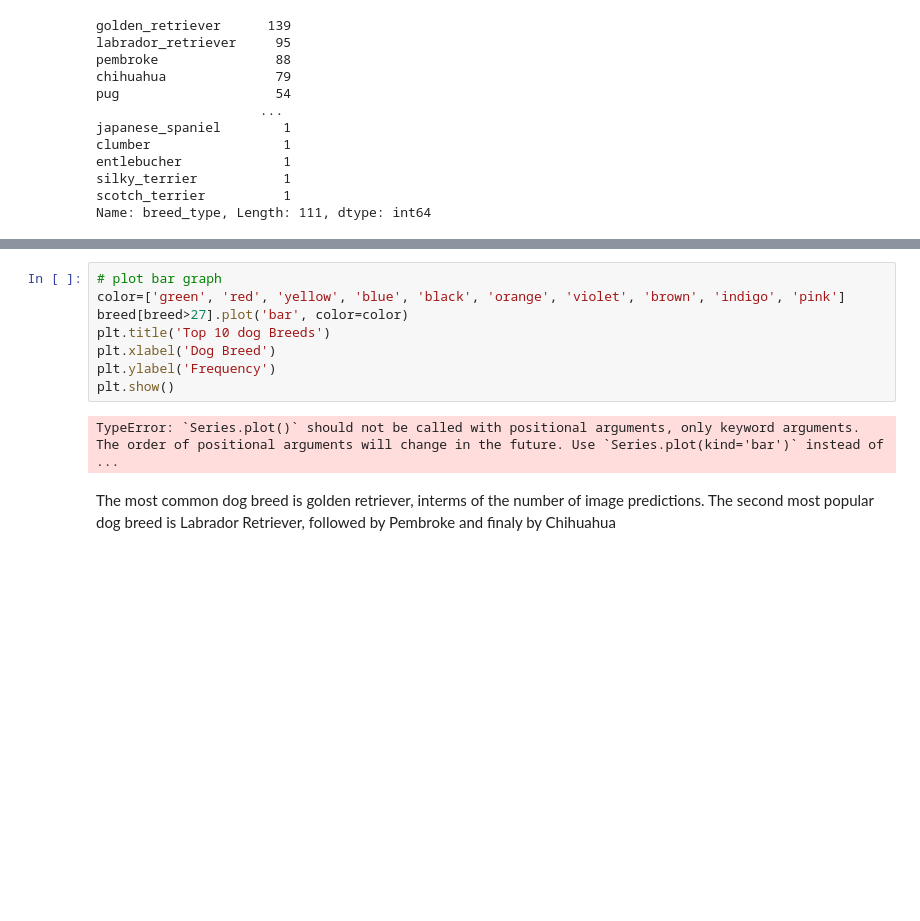
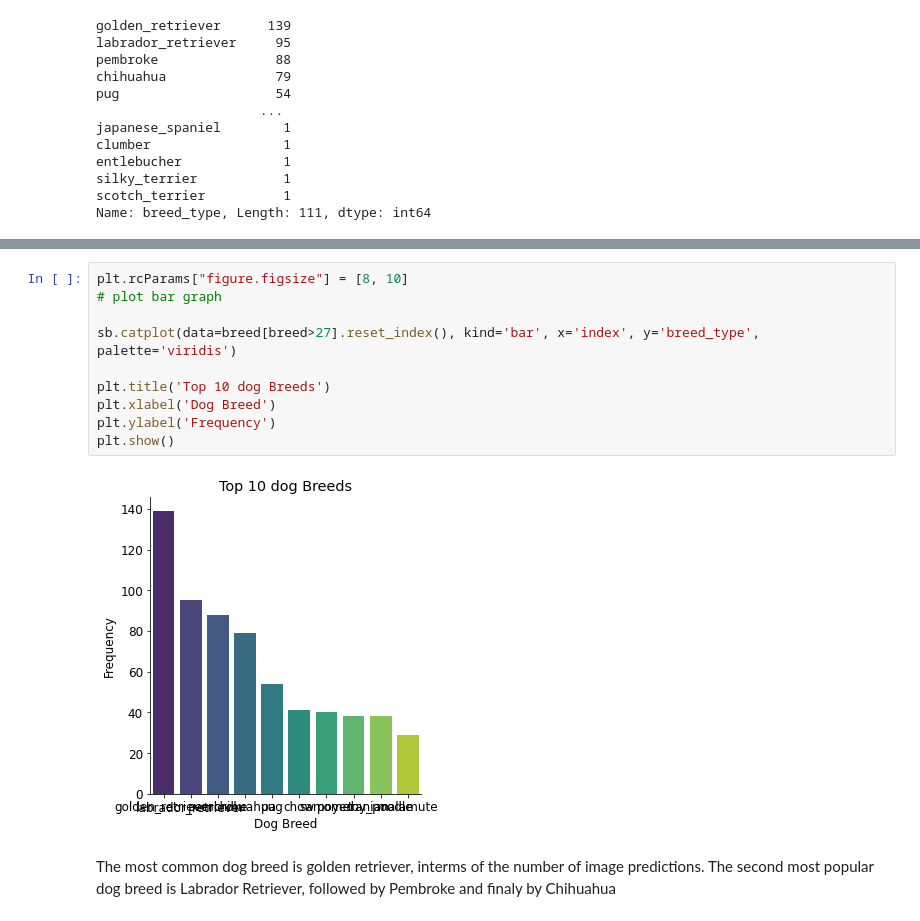
Before and after one commit to Daviedavie100/Data_wrangling-and-Analysis, a Jupyter notebook: wrangle_act.ipynb, the cells around one changed output, grey strips where cells are left out. Saved outputs shown, nothing was run; the diff lists cells and outputs as text; blank space fills up the shorter version.

```diff
--- a/wrangle_act.ipynb
+++ b/wrangle_act.ipynb
@@ -1302,12 +1320,14 @@ Name: breed_type, Length: 111, dtype: int64
 # %%
+plt.rcParams["figure.figsize"] = [8, 10]
 # plot bar graph
-color=['green', 'red', 'yellow', 'blue', 'black', 'orange', 'violet', 'brown', 'indigo', 'pink']
-breed[breed>27].plot('bar', color=color)
+
+sb.catplot(data=breed[breed>27].reset_index(), kind='bar', x='index', y='breed_type', palette='viridis')
+
 plt.title('Top 10 dog Breeds')
 plt.xlabel('Dog Breed')
 plt.ylabel('Frequency')
 plt.show()
 # %% [output]
-TypeError: `Series.plot()` should not be called with positional arguments, only keyword arguments. The order of positional arguments will change in the future. Use `Series.plot(kind='bar')` instead of ...
+[figure, added]
 # %% [markdown]
 The most common dog breed is golden retriever, interms of the number of image predictions. The second most popular dog breed is Labrador Retriever, followed by Pembroke and finaly by Chihuahua
```
Also changed, not shown: parts of 2 cells of this notebook.
